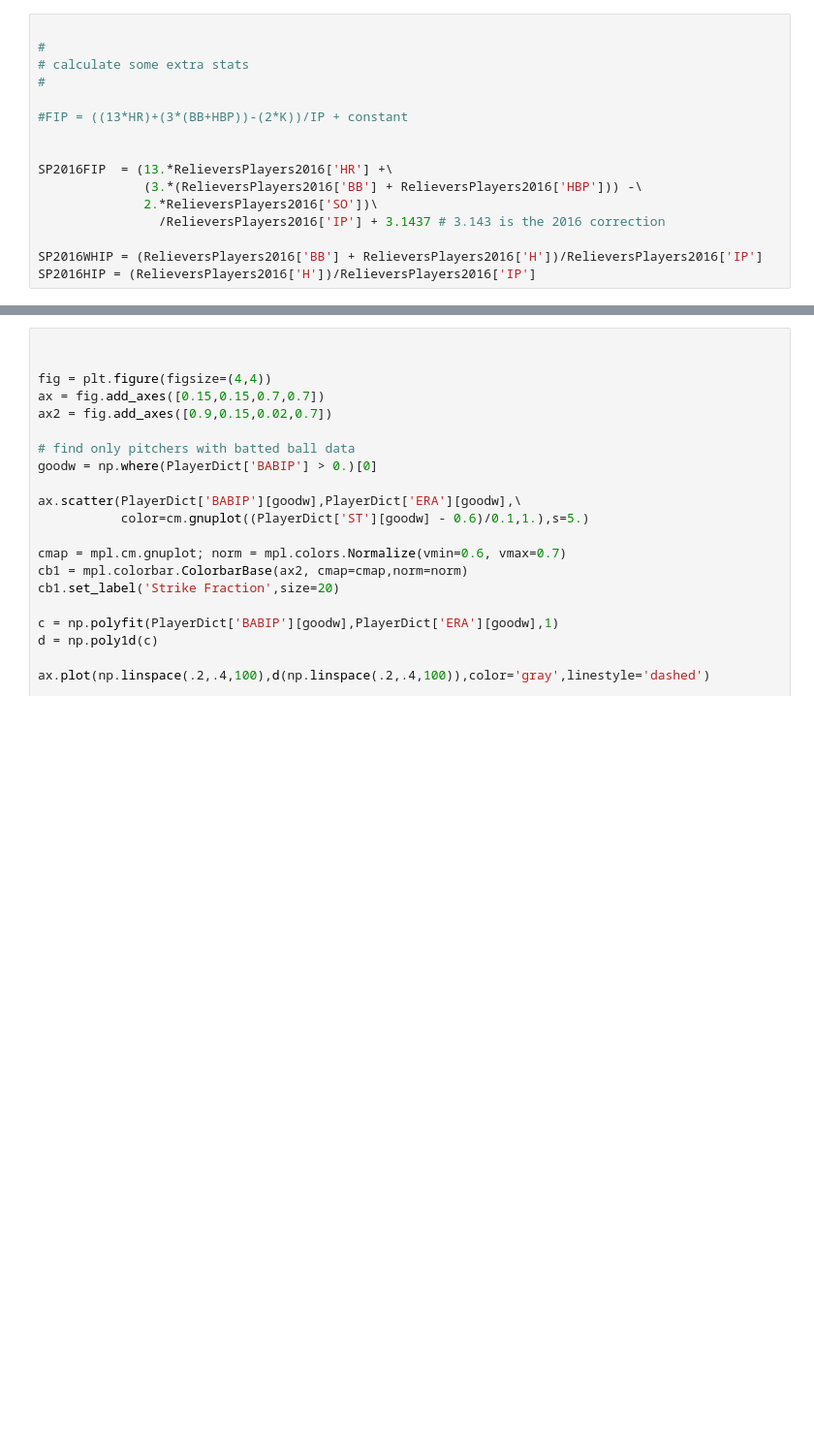
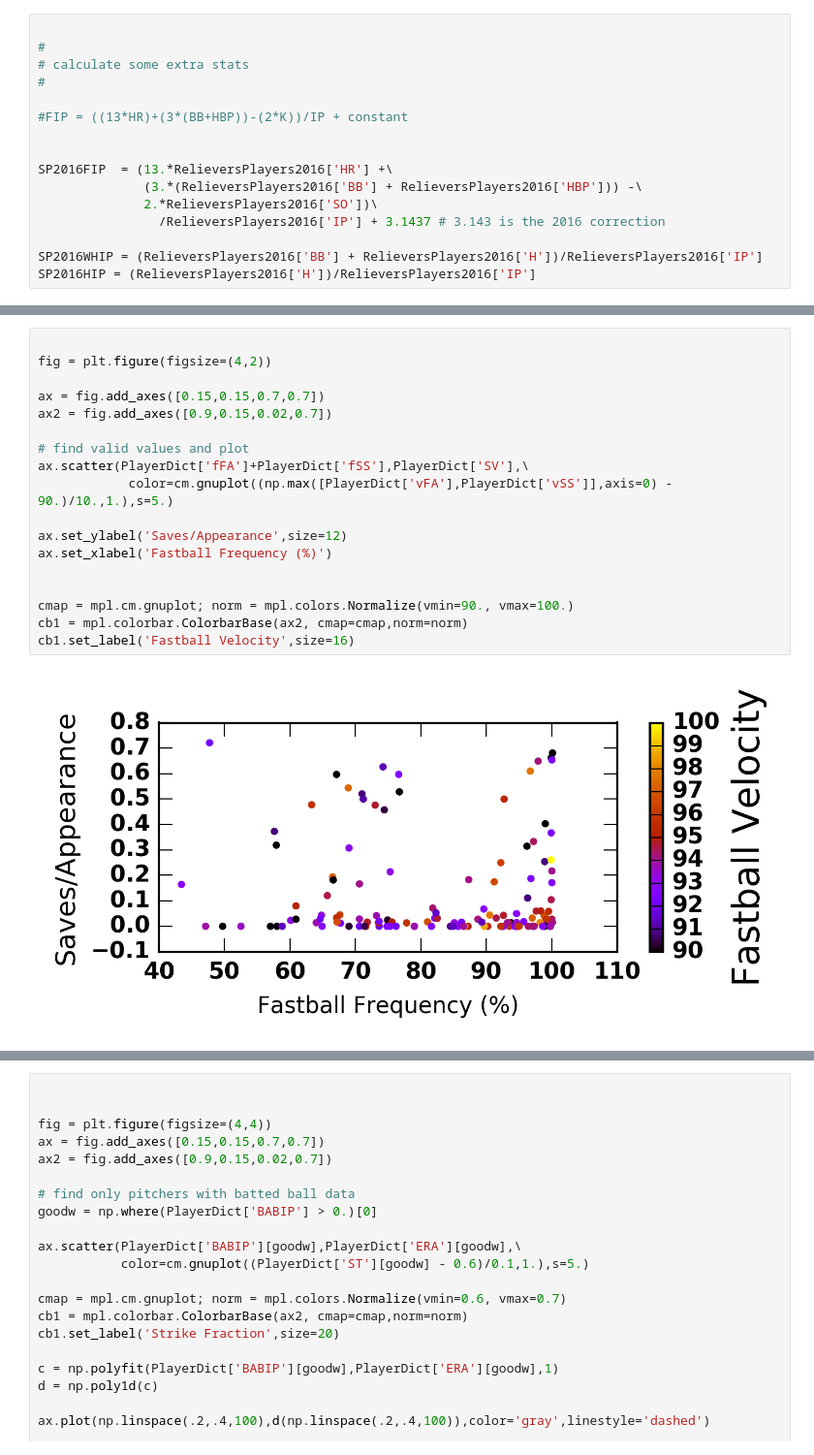
Before and after one commit to fantasy-toolz/2017-MLB-Analysis, a Jupyter notebook: pitching_notebooks/Save-Analysis.ipynb, the cells around one changed output, grey strips where cells are left out. Shown at 97% size. Drawn from its saved outputs; the diff is of its cells as text; blank space fills up the shorter version.

```diff
--- a/pitching_notebooks/Save-Analysis.ipynb
+++ b/pitching_notebooks/Save-Analysis.ipynb
@@ -107,0 +231,20 @@ That said, it's the close of first week of the season! Of course we are going to
+# %%
+
+fig = plt.figure(figsize=(4,2))
+
+ax = fig.add_axes([0.15,0.15,0.7,0.7])
+ax2 = fig.add_axes([0.9,0.15,0.02,0.7])
+
+# find valid values and plot
+ax.scatter(PlayerDict['fFA']+PlayerDict['fSS'],PlayerDict['SV'],\
+            color=cm.gnuplot((np.max([PlayerDict['vFA'],PlayerDict['vSS']],axis=0) - 90.)/10.,1.),s=5.)
+
+ax.set_ylabel('Saves/Appearance',size=12)
+ax.set_xlabel('Fastball Frequency (%)')
+
+
+cmap = mpl.cm.gnuplot; norm = mpl.colors.Normalize(vmin=90., vmax=100.)
+cb1 = mpl.colorbar.ColorbarBase(ax2, cmap=cmap,norm=norm)
+cb1.set_label('Fastball Velocity',size=16)
+# %% [output]
+[figure, added]
```
Also changed, not shown: parts of 12 cells of this notebook, 2 other files.
